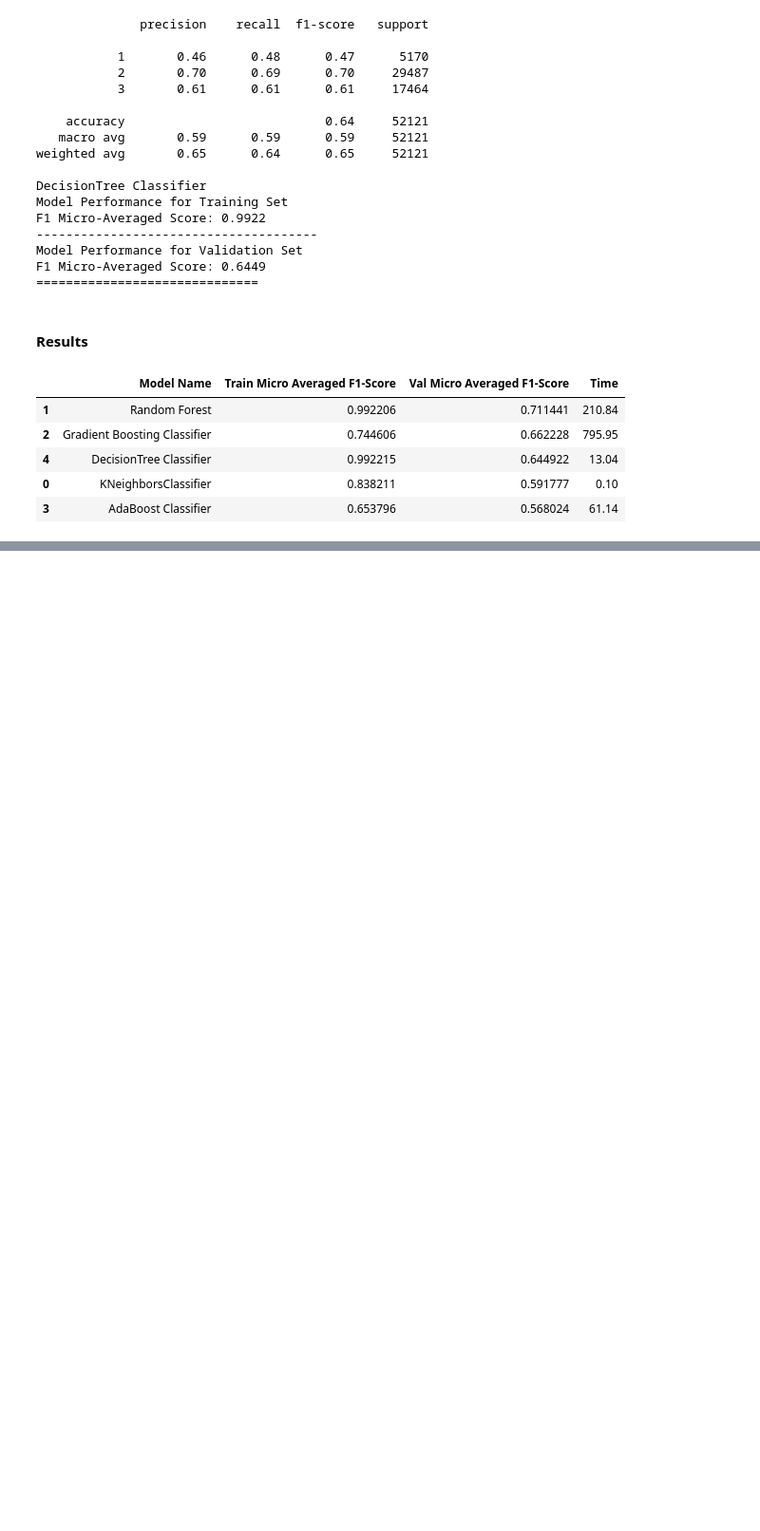
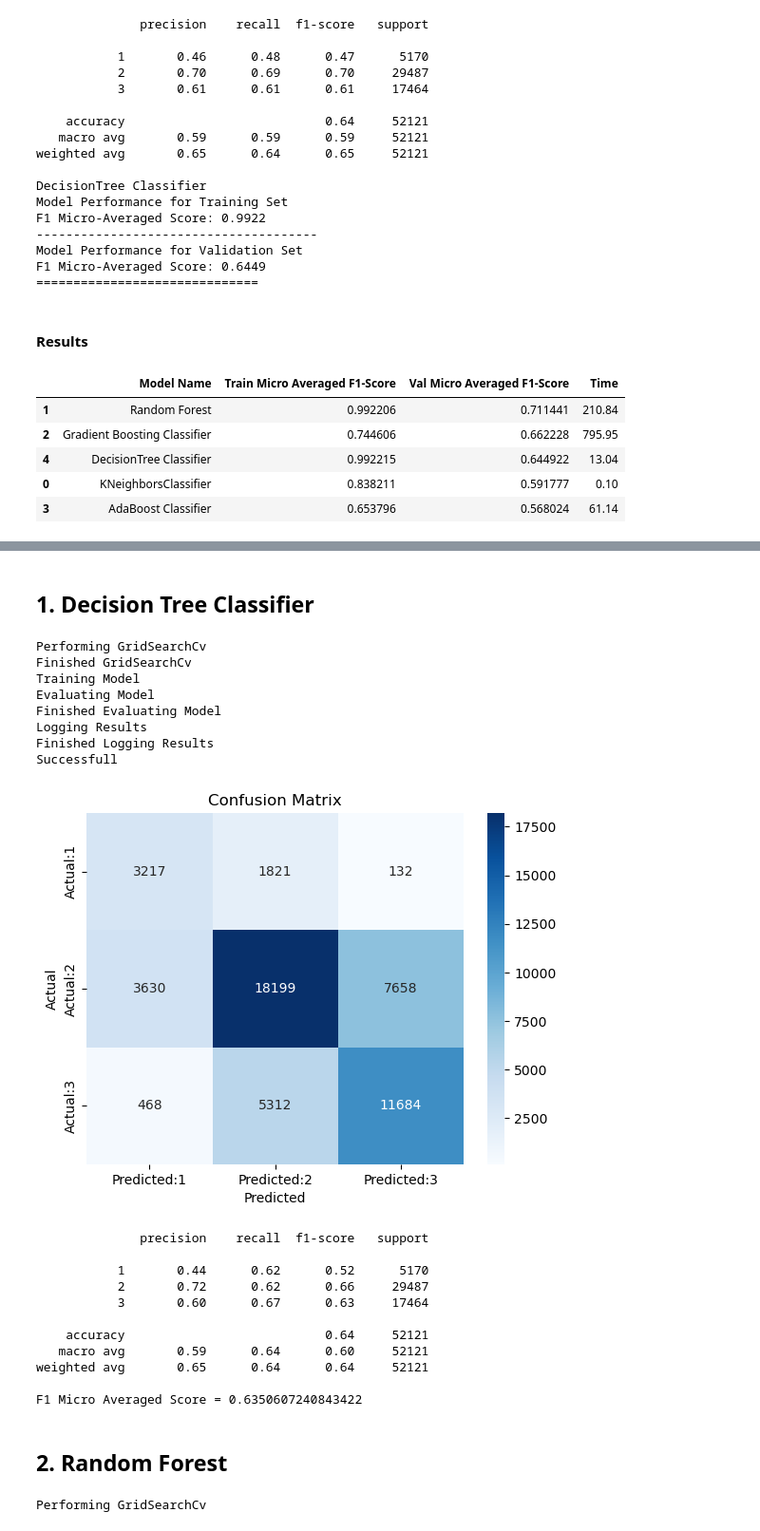
Before and after one commit to Bhandari008/house_damage_prediction, a Jupyter notebook: notebook/MODEL_TRAINING.ipynb, the cells around one changed output, grey strips where cells are left out. Shown at 95% size. Cells and saved outputs as stored; diff of their text form; code cells hidden in the pictures; blank space fills up the shorter version.

```diff
--- a/notebook/MODEL_TRAINING.ipynb
+++ b/notebook/MODEL_TRAINING.ipynb
@@ -60,7 +61,7 @@ MODELS = {
     "DecisionTree Classifier": DecisionTreeClassifier(),
 }
 # %%
-def evaluate_model(true, predicted, test=False):
+def plot_confusion_matrix(true, predicted, test=False):
     """
     Generate the confusion matrix and classification report
     """
@@ -561,0 +721,42 @@ results_smote
+# %% [markdown]
+## 1. Decision Tree Classifier
+# %%
+decision_tree_params = {
+    'max_depth': [2,4,6,8,10],
+    'min_samples_split': [2,4,6,8,10]
+}
+# %%
+estimator = DecisionTreeClassifier()
+
+estimator_name = "decision_tree"
+
+best_params = grid_search_cv(estimator, decision_tree_params)
+
+y_val_pred = train_model(estimator, best_params, estimator_name)
+
+f1_micro_score = plot_confusion_matrix(y_val, y_val_pred)
+
+print(f"F1 Micro Averaged Score = {f1_micro_score}")
+# %% [output]
+Performing GridSearchCv
+Finished GridSearchCv
+Training Model
+Evaluating Model
+Finished Evaluating Model
+Logging Results
+Finished Logging Results
+Successfull
+[figure, added]
+              precision    recall  f1-score   support
+
+           1       0.44      0.62      0.52      5170
+           2       0.72      0.62      0.66     29487
+           3       0.60      0.67      0.63     17464
+
+    accuracy                           0.64     52121
+   macro avg       0.59      0.64      0.60     52121
+weighted avg       0.65      0.64      0.64     52121
+
+F1 Micro Averaged Score = 0.6350607240843422
+# %% [markdown]
+## 2. Random Forest
@@ -561,0 +769,14 @@ results_smote
+# %%
+estimator = RandomForestClassifier()
+
+estimator_name = "random_forest"
+
+best_params = grid_search_cv(estimator, decision_tree_params)
+
+y_val_pred = train_model(estimator, best_params, estimator_name)
+
+f1_micro_score = plot_confusion_matrix(y_val, y_val_pred)
+
+print(f"F1 Micro Averaged Score = {f1_micro_score}")
+# %% [output]
+Performing GridSearchCv
```
Also changed, not shown: parts of 22 cells of this notebook, 2 other files.
